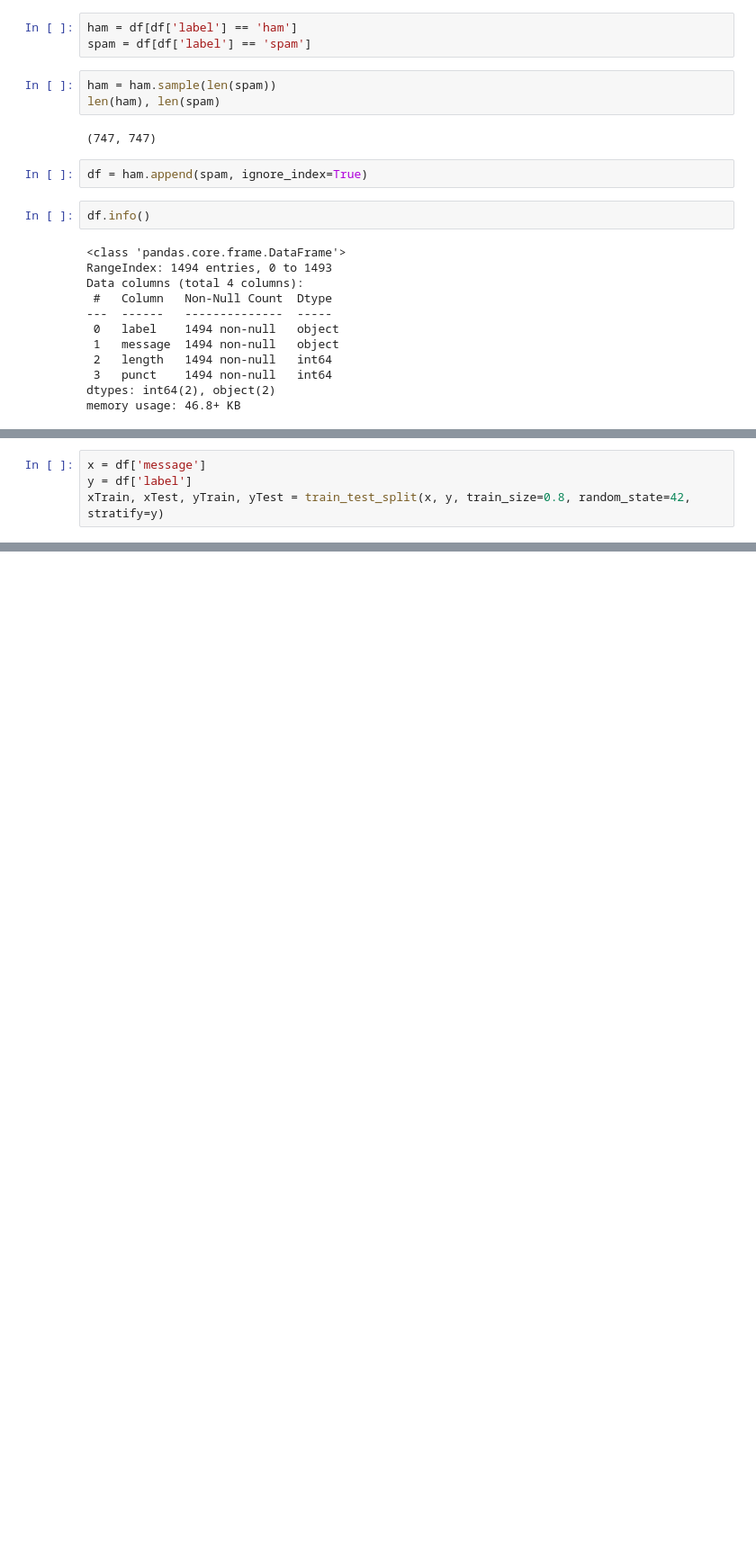
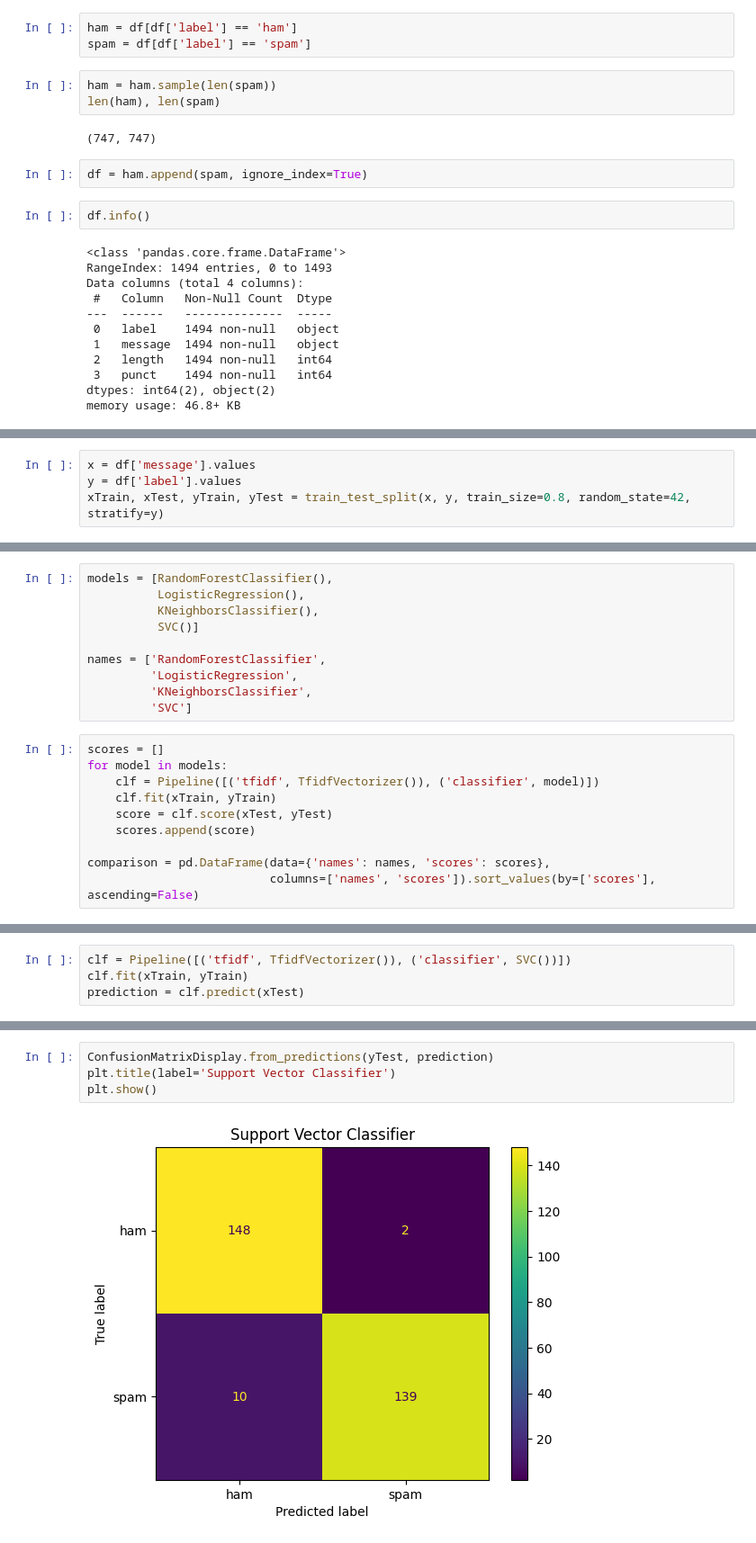
Before and after one commit to yandiher/spam_message_classification, a Jupyter notebook: spam_message_classification.ipynb, the cells around one changed output, grey strips where cells are left out. Shown at 90% size. Cells and saved outputs as stored; diff of their text form; blank space fills up the shorter version.

```diff
--- a/spam_message_classification.ipynb
+++ b/spam_message_classification.ipynb
@@ -78,4 +82,4 @@ from sklearn.model_selection import train_test_split
 # %%
-x = df['message']
-y = df['label']
+x = df['message'].values
+y = df['label'].values
 xTrain, xTest, yTrain, yTest = train_test_split(x, y, train_size=0.8, random_state=42, stratify=y)
@@ -81,0 +94,20 @@ xTrain, xTest, yTrain, yTest = train_test_split(x, y, train_size=0.8, random_sta
+# %%
+models = [RandomForestClassifier(),
+          LogisticRegression(),
+          KNeighborsClassifier(),
+          SVC()]
+
+names = ['RandomForestClassifier',
+         'LogisticRegression',
+         'KNeighborsClassifier',
+         'SVC']
+# %%
+scores = []
+for model in models:
+    clf = Pipeline([('tfidf', TfidfVectorizer()), ('classifier', model)])
+    clf.fit(xTrain, yTrain)
+    score = clf.score(xTest, yTest)
+    scores.append(score)
+
+comparison = pd.DataFrame(data={'names': names, 'scores': scores},
+                          columns=['names', 'scores']).sort_values(by=['scores'], ascending=False)
@@ -81,0 +122,4 @@ xTrain, xTest, yTrain, yTest = train_test_split(x, y, train_size=0.8, random_sta
+# %%
+clf = Pipeline([('tfidf', TfidfVectorizer()), ('classifier', SVC())])
+clf.fit(xTrain, yTrain)
+prediction = clf.predict(xTest)
@@ -81,0 +139,6 @@ xTrain, xTest, yTrain, yTest = train_test_split(x, y, train_size=0.8, random_sta
+# %%
+ConfusionMatrixDisplay.from_predictions(yTest, prediction)
+plt.title(label='Support Vector Classifier')
+plt.show()
+# %% [output]
+[figure, added]
```
Also changed, not shown: parts of 7 cells of this notebook.
